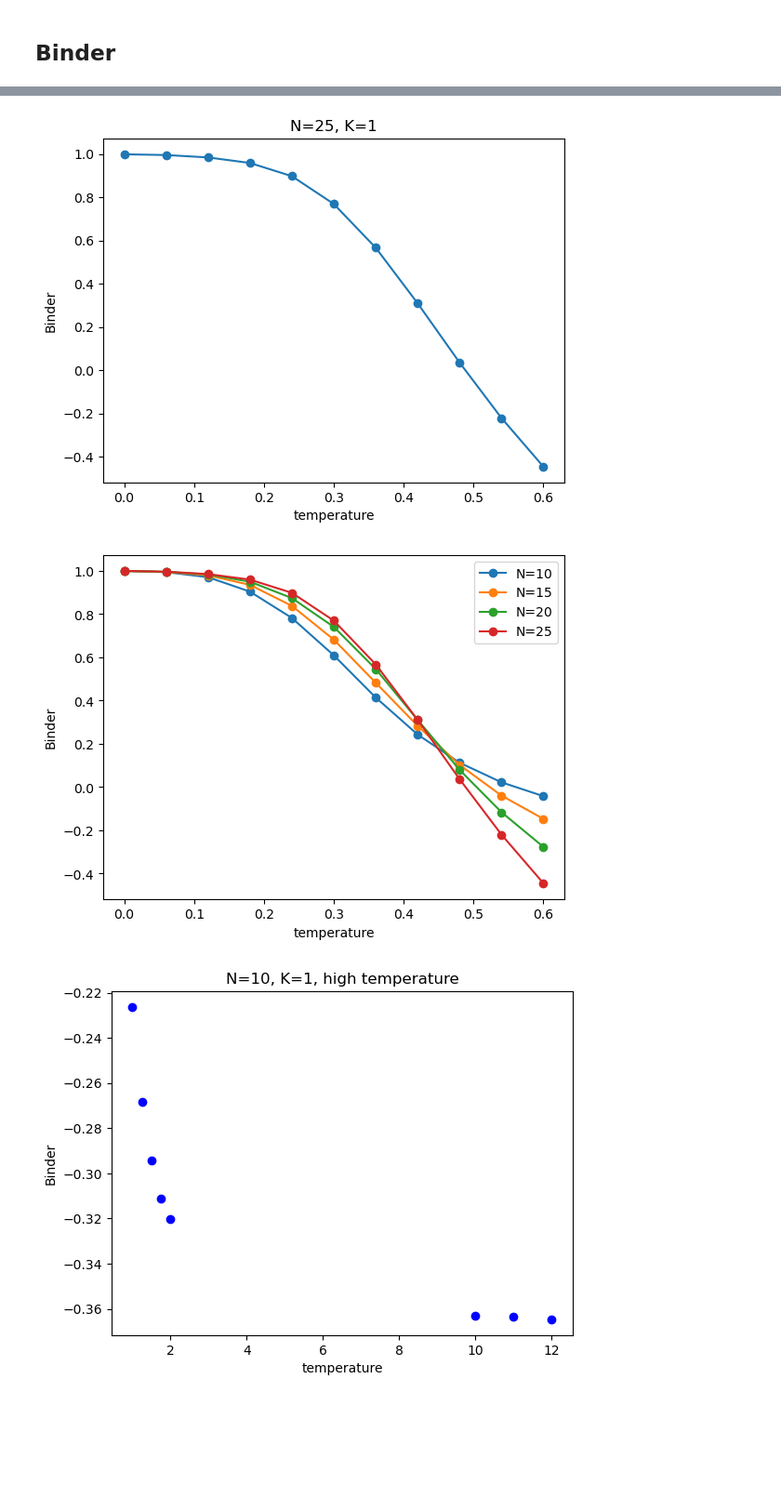
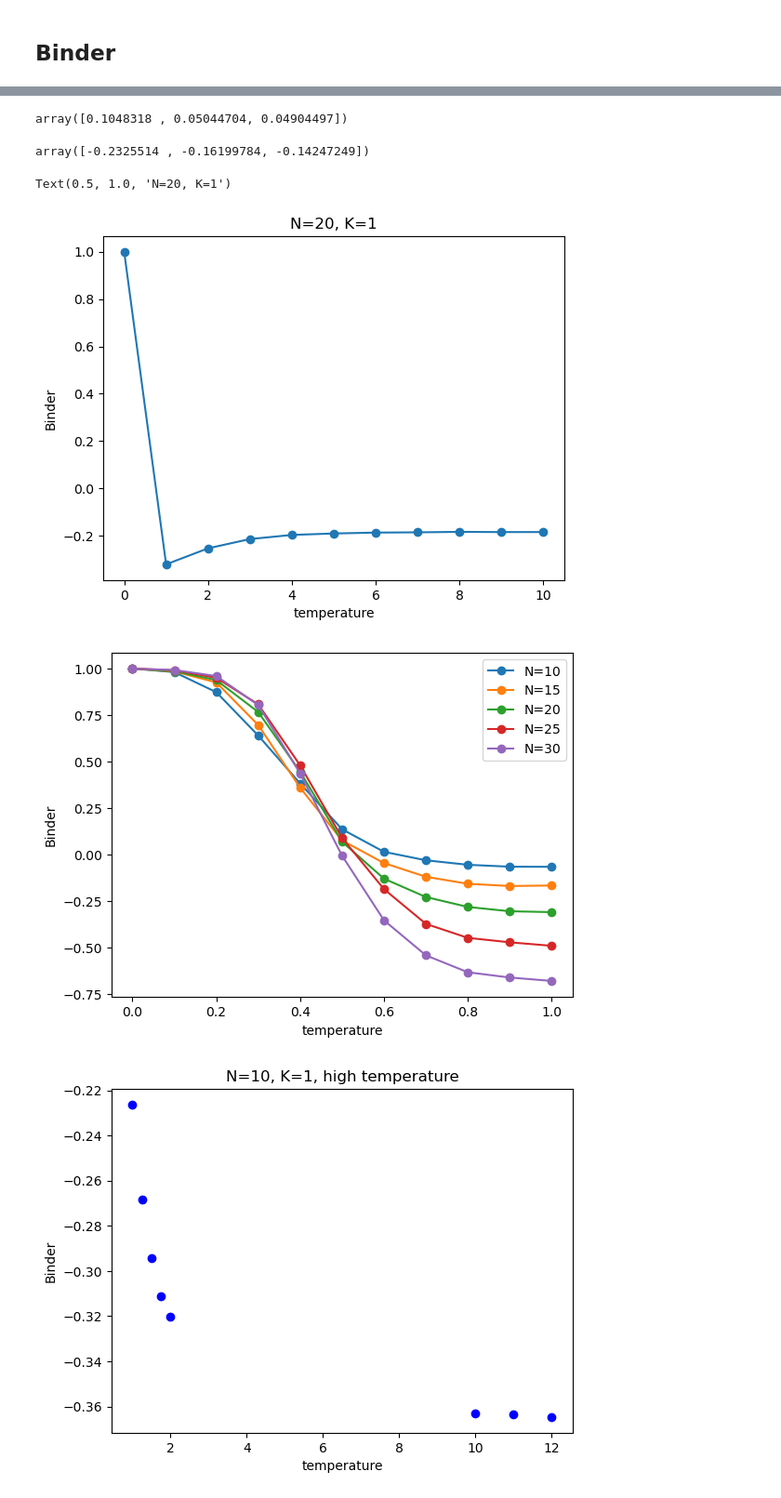
Before and after one commit to krlodeleon/LLG, a Jupyter notebook: q_EA.ipynb, the cells around one changed output, grey strips where cells are left out. Shown at 93% size. Cells and saved outputs as stored; diff of their text form; code cells hidden in the pictures; blank space fills up the shorter version.

```diff
--- a/q_EA.ipynb
+++ b/q_EA.ipynb
@@ -330,24 +431,33 @@ plt.plot(T_vals, Uq[:,2])
+# %%
+U[:,2]
+# %% [output]
+array([0.1048318 , 0.05044704, 0.04904497])
+# %%
+U[:,2]
+# %% [output]
+array([-0.2325514 , -0.16199784, -0.14247249])
 # %%
-plt.plot(T_vals, Uq[:,2], marker='o')
+plt.plot(T_vals, U[:,2], marker='o')
 plt.xlabel('temperature')
 plt.ylabel('Binder')
-plt.title('N=25, K=1')
-plt.savefig('Binder_q2.png')
+plt.title('N=20, K=1')
 # %% [output]
+Text(0.5, 1.0, 'N=20, K=1')
-[figure, old version]
+[figure, new version]
 # %%
 T_vals = np.load('data/N10_K1_S1/T_vals.npy')
 # plt.plot(T_vals, np.load('data/N5_K1_S1/Uq.npy')[:,2], marker='o', label='N=5')
-plt.plot(T_vals, np.load('data/N10_K1_S1/Uq.npy')[:,2], marker='o', label='N=10')
-plt.plot(T_vals, np.load('data/N15_K1_S1/Uq.npy')[:,2], marker='o', label='N=15')
-plt.plot(T_vals, np.load('data/N20_K1_S1/Uq.npy')[:,2], marker='o', label='N=20')
-plt.plot(T_vals, np.load('data/N25_K1_S1/Uq.npy')[:,2], marker='o', label='N=25')
+plt.plot(T_vals, np.load('data/N10_K1_S1/U.npy')[:,2], marker='o', label='N=10')
+plt.plot(T_vals, np.load('data/N15_K1_S1/U.npy')[:,2], marker='o', label='N=15')
+plt.plot(T_vals, np.load('data/N20_K1_S1/U.npy')[:,2], marker='o', label='N=20')
+plt.plot(T_vals, np.load('data/N25_K1_S1/U.npy')[:,2], marker='o', label='N=25')
+plt.plot(T_vals, np.load('data/N30_K1_S1/U.npy')[:,2], marker='o', label='N=30')
 plt.legend()
 plt.xlabel('temperature')
 plt.ylabel('Binder')
-plt.savefig('Binder_q2.png')
+plt.savefig('Binder.png')
 # %% [output]
-[figure, old version]
+[figure, new version]
 # %%
 plt.plot(np.load('data/N10_K1_highTemp_moreDisorder_S1/T_vals.npy'), np.load('data/N10_K1_highTemp_moreDisorder_S1/Uq.npy')[:,2], 'bo')
 plt.plot(np.load('data/N10_K1_superHighTemp_S1/T_vals.npy'), np.load('data/N10_K1_superHighTemp_S1/Uq.npy')[:,2], 'bo')
```
Also changed, not shown: parts of 55 cells of this notebook.
